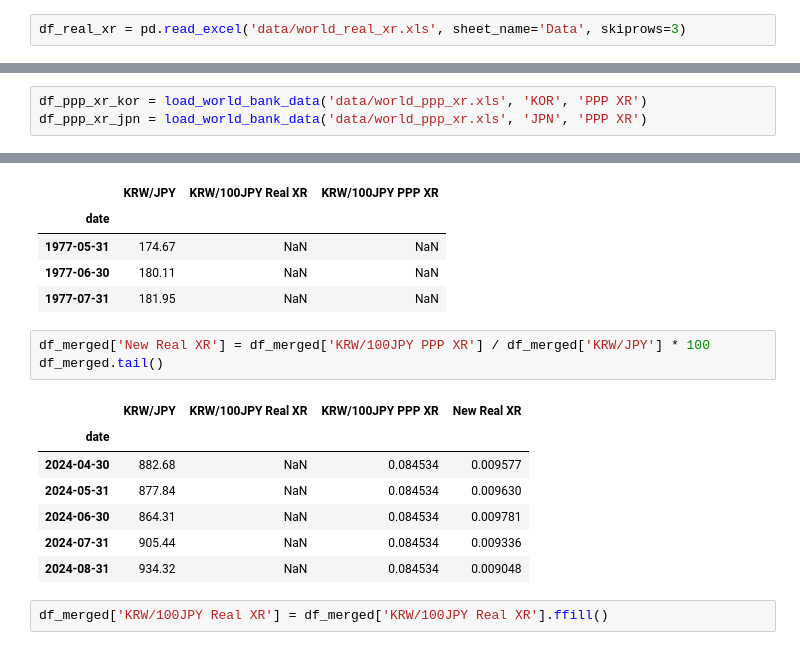
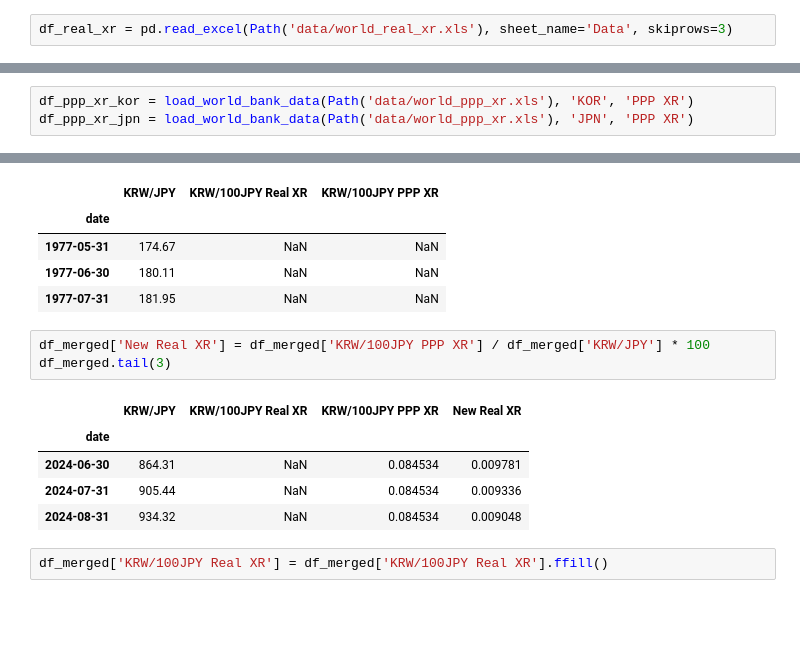
Before and after one commit to YoungminChoAtKaist/findb2024, a Jupyter notebook: findatabase.ipynb, the cells around one changed output, grey strips where cells are left out. Saved outputs shown, nothing was run; the diff lists cells and outputs as text; blank space fills up the shorter version.

```diff
--- a/findatabase.ipynb
+++ b/findatabase.ipynb
@@ -224,7 +192,7 @@ plt.show()
 # %% [output]
 [figure]
 # %%
-df_real_xr = pd.read_excel('data/world_real_xr.xls', sheet_name='Data', skiprows=3)
+df_real_xr = pd.read_excel(Path('data/world_real_xr.xls'), sheet_name='Data', skiprows=3)
 # %%
 df_real_xr = df_real_xr.set_index('Country Code')
 
@@ -369,8 +331,8 @@ def load_world_bank_data(filepath, country, column):
 
     return df
 # %%
-df_ppp_xr_kor = load_world_bank_data('data/world_ppp_xr.xls', 'KOR', 'PPP XR')
-df_ppp_xr_jpn = load_world_bank_data('data/world_ppp_xr.xls', 'JPN', 'PPP XR')
+df_ppp_xr_kor = load_world_bank_data(Path('data/world_ppp_xr.xls'), 'KOR', 'PPP XR')
+df_ppp_xr_jpn = load_world_bank_data(Path('data/world_ppp_xr.xls'), 'JPN', 'PPP XR')
 # %%
 df_ppp_combined = pd.concat([df_ppp_xr_kor, df_ppp_xr_jpn], axis = 1)
 df_ppp_combined.columns = ['KOR PPP XR', 'JPN PPP XR']
@@ -409,12 +371,10 @@ df_merged.head(3)
 | 1977-07-31 | 181.95 | NaN | NaN |
 # %%
 df_merged['New Real XR'] = df_merged['KRW/100JPY PPP XR'] / df_merged['KRW/JPY'] * 100
-df_merged.tail()
+df_merged.tail(3)
 # %% [output]
 |  | KRW/JPY | KRW/100JPY Real XR | KRW/100JPY PPP XR | New Real XR |
 | date |  |  |  |  |
-| 2024-04-30 | 882.68 | NaN | 0.084534 | 0.009577 |
-| 2024-05-31 | 877.84 | NaN | 0.084534 | 0.009630 |
 | 2024-06-30 | 864.31 | NaN | 0.084534 | 0.009781 |
 | 2024-07-31 | 905.44 | NaN | 0.084534 | 0.009336 |
 | 2024-08-31 | 934.32 | NaN | 0.084534 | 0.009048 |
```
Also changed, not shown: parts of 33 cells of this notebook, 1 other file.
